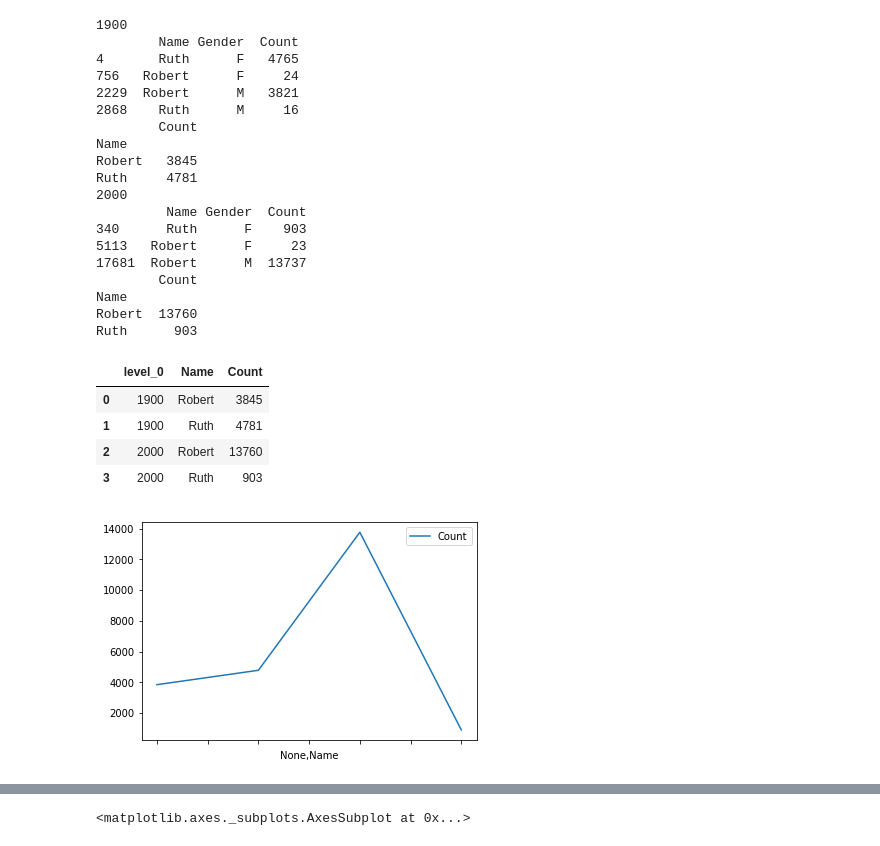
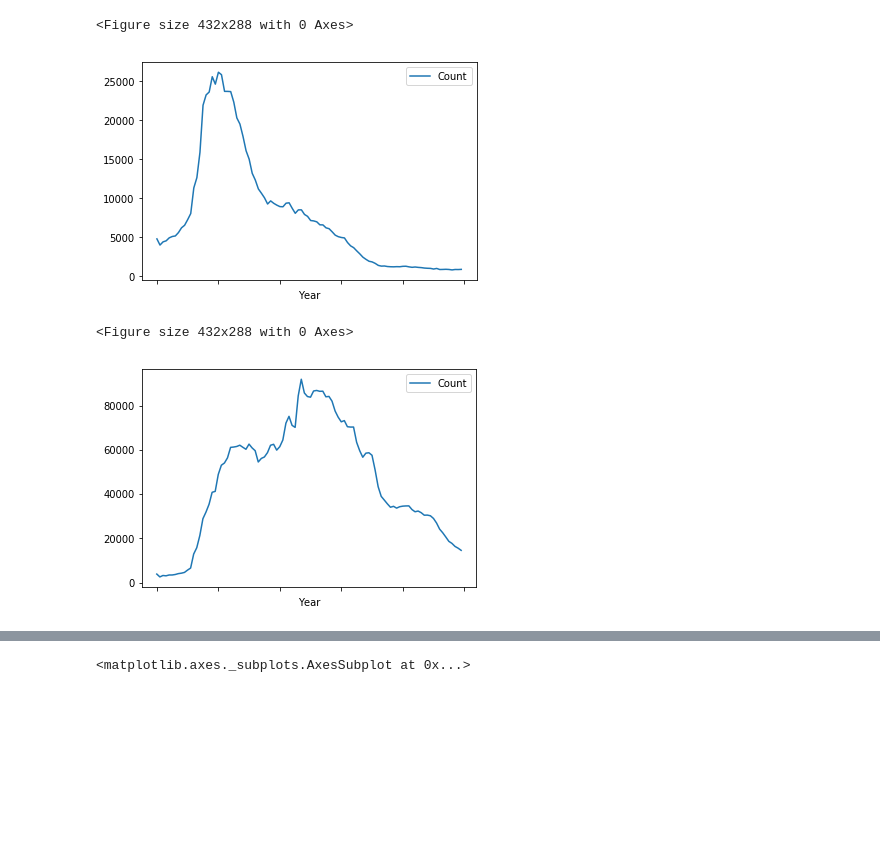
Before and after one commit to ggers/Homework_4.2_Panda_Visual_stuff, a Jupyter notebook: Homework 4.2 Panda Visual stuff.ipynb, the cells around one changed output, grey strips where cells are left out. Drawn from its saved outputs; the diff is of its cells as text; code cells hidden in the pictures; blank space fills up the shorter version.

```diff
--- a/Homework 4.2 Panda Visual stuff.ipynb
+++ b/Homework 4.2 Panda Visual stuff.ipynb
@@ -1,52 +1,39 @@
 # %%
 #1 Построить график изменения количества имен Ruth и Robert с 1900 по 2000.
 #делаем через функцию
 def concat_names(target_years):
     import pandas as pd
+    import matplotlib.pyplot as plt
     DATA_PATH = "D:DataS\YOB"
-    names_dict = {}
+    names_dict_Ruth = {}
+    names_dict_Robert = {}
 #циклом пробегаем по нужным нам годам, загружаем данные, обрезаем только нужные нам два имени
-    for target_year in target_years:
-        print(target_year)
+    for target_year in range (target_years[0], target_years[1]):
         all_names = pd.read_csv(f"{DATA_PATH}\yob{target_year}.txt", names = ["Name", "Gender", "Count"])
-        names_RR = all_names[(all_names.Name == "Ruth")|(all_names.Name == "Robert")]
-        print(names_RR)
+        names_Ruth = all_names[(all_names.Name == "Ruth")]
+        names_Robert = all_names[(all_names.Name == "Robert")]
+#        print(names_Ruth)
 #дополнительные телодвижения, чтобы учесть мужчин-Рут и женщин-Роберт
-        names_RR = names_RR.groupby("Name").sum()
-        print(names_RR)
+        names_Ruth = names_Ruth.groupby("Name").sum()
+        names_Robert = names_Robert.groupby("Name").sum()
+#        print(names_Ruth)
 #подгружаем данные в словарь по ключу "Год"
-        names_dict[target_year] =  names_RR
-#склеиваем данные и строим график - что-то идёт не так)
-    names_all = pd.concat(names_dict)
-    names_all.plot()
-    return names_all.reset_index()
+        names_dict_Ruth[target_year] =  names_Ruth
+        names_dict_Robert[target_year] =  names_Robert
+#склеиваем данные и строим 2 графика)
+    names_Ruth = pd.concat(names_dict_Ruth)
+#    print(names_Ruth)
+    plt.figure(); names_Ruth.plot(); plt.legend(loc='best'); plt.xlabel('Year')
+    names_Robert = pd.concat(names_dict_Robert)
+#    print(names_Robert)
+    plt.figure(); names_Robert.plot(); plt.legend(loc='best'); plt.xlabel('Year')
+    return
 concat_names([1900, 2000])
 # %% [output]
-1900
-        Name Gender  Count
-4       Ruth      F   4765
-756   Robert      F     24
-2229  Robert      M   3821
-2868    Ruth      M     16
-        Count
-Name
-Robert   3845
-Ruth     4781
-2000
-         Name Gender  Count
-340      Ruth      F    903
-5113   Robert      F     23
-17681  Robert      M  13737
-        Count
-Name
-Robert  13760
-Ruth      903
+<Figure size 432x288 with 0 Axes>
-|  | level_0 | Name | Count |
-| 0 | 1900 | Robert | 3845 |
-| 1 | 1900 | Ruth | 4781 |
-| 2 | 2000 | Robert | 13760 |
-| 3 | 2000 | Ruth | 903 |
-[figure, old version]
+[figure, new version]
+<Figure size 432x288 with 0 Axes>
+[figure, added]
 # %%
 #2 Построить гистограмму по количеству их имен с 1900 по 2000 с 5-летними промежутками (1900, 1905, 1910, …, 1995, 2000).
 #а тут пробуем без функции, голым кодом
```
Also changed, not shown: parts of 2 cells of this notebook.
